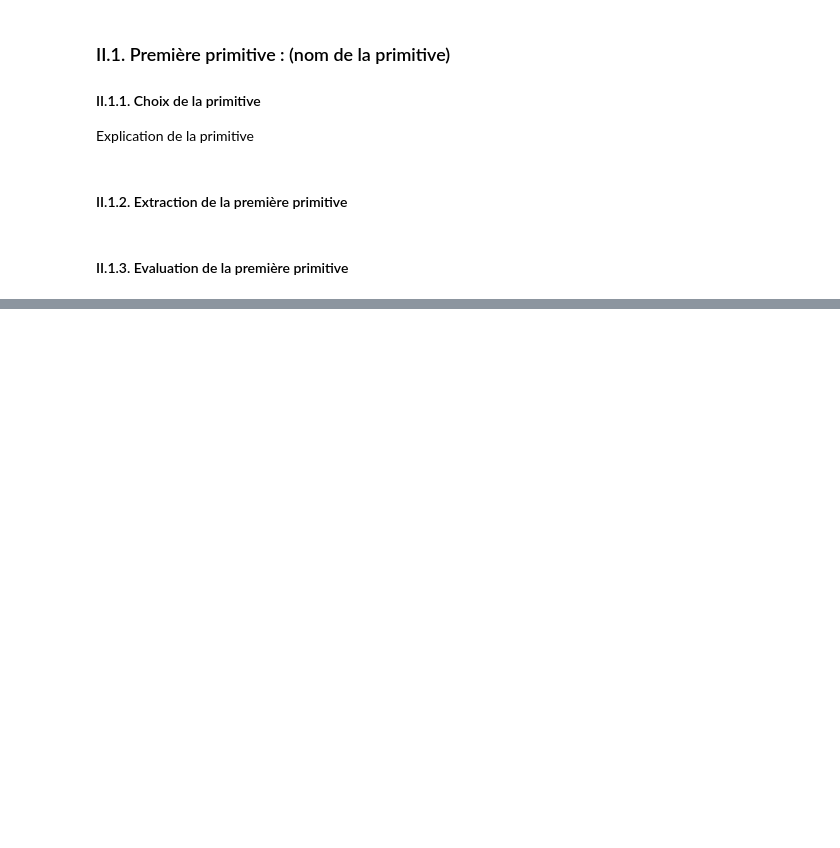
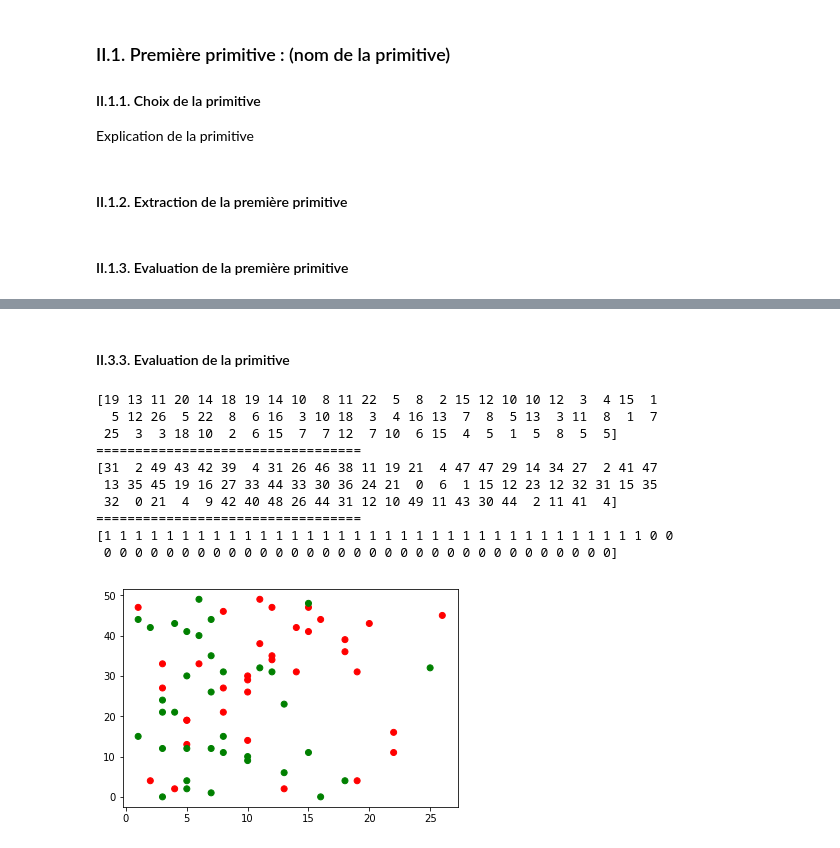
Before and after one commit to uvsq21501832/GIT_DEPOT_GTI770_TP01, a Jupyter notebook: TP01.ipynb, the cells around one changed output, grey strips where cells are left out. Cells and saved outputs as stored; diff of their text form; code cells hidden in the pictures; blank space fills up the shorter version.

```diff
--- a/TP01.ipynb
+++ b/TP01.ipynb
@@ -260,0 +349,46 @@ Explication de la primitive
+# %% [markdown]
+#### II.3.3. Evaluation de la primitive
+# %%
+from matplotlib.colors import ListedColormap
+from random import randint
+
+
+
+colors = ['green','red']
+cm_bright = ListedColormap(colors)
+y = np.zeros(70, dtype = "uint8")
+j=0
+for i in y :
+    y[j] = randint(0, 49)
+    j+=1
+print(nombre_point_lum_hors_centres)
+print("==================================")
+print(y)
+print("==================================")
+
+#print (Y_train)
+Y_train_2 = np.zeros(70, dtype = "uint8")
+v_index = 0
+for i in Y_train :
+    if "smooth" in Y_train[v_index]:
+        Y_train_2[v_index] = 0
+    else :
+        Y_train_2[v_index] = 1
+    v_index+=1
+print (Y_train_2)
+
+
+graph = plt.scatter(nombre_point_lum_hors_centres, y, c=Y_train_2, cmap=cm_bright)
+plt.show()
+# %% [output]
+[19 13 11 20 14 18 19 14 10  8 11 22  5  8  2 15 12 10 10 12  3  4 15  1
+  5 12 26  5 22  8  6 16  3 10 18  3  4 16 13  7  8  5 13  3 11  8  1  7
+ 25  3  3 18 10  2  6 15  7  7 12  7 10  6 15  4  5  1  5  8  5  5]
+==================================
+[31  2 49 43 42 39  4 31 26 46 38 11 19 21  4 47 47 29 14 34 27  2 41 47
+ 13 35 45 19 16 27 33 44 33 30 36 24 21  0  6  1 15 12 23 12 32 31 15 35
+ 32  0 21  4  9 42 40 48 26 44 31 12 10 49 11 43 30 44  2 11 41  4]
+==================================
+[1 1 1 1 1 1 1 1 1 1 1 1 1 1 1 1 1 1 1 1 1 1 1 1 1 1 1 1 1 1 1 1 1 1 1 0 0
+ 0 0 0 0 0 0 0 0 0 0 0 0 0 0 0 0 0 0 0 0 0 0 0 0 0 0 0 0 0 0 0 0 0]
+[figure, added]
```
Also changed, not shown: parts of 6 cells of this notebook.
